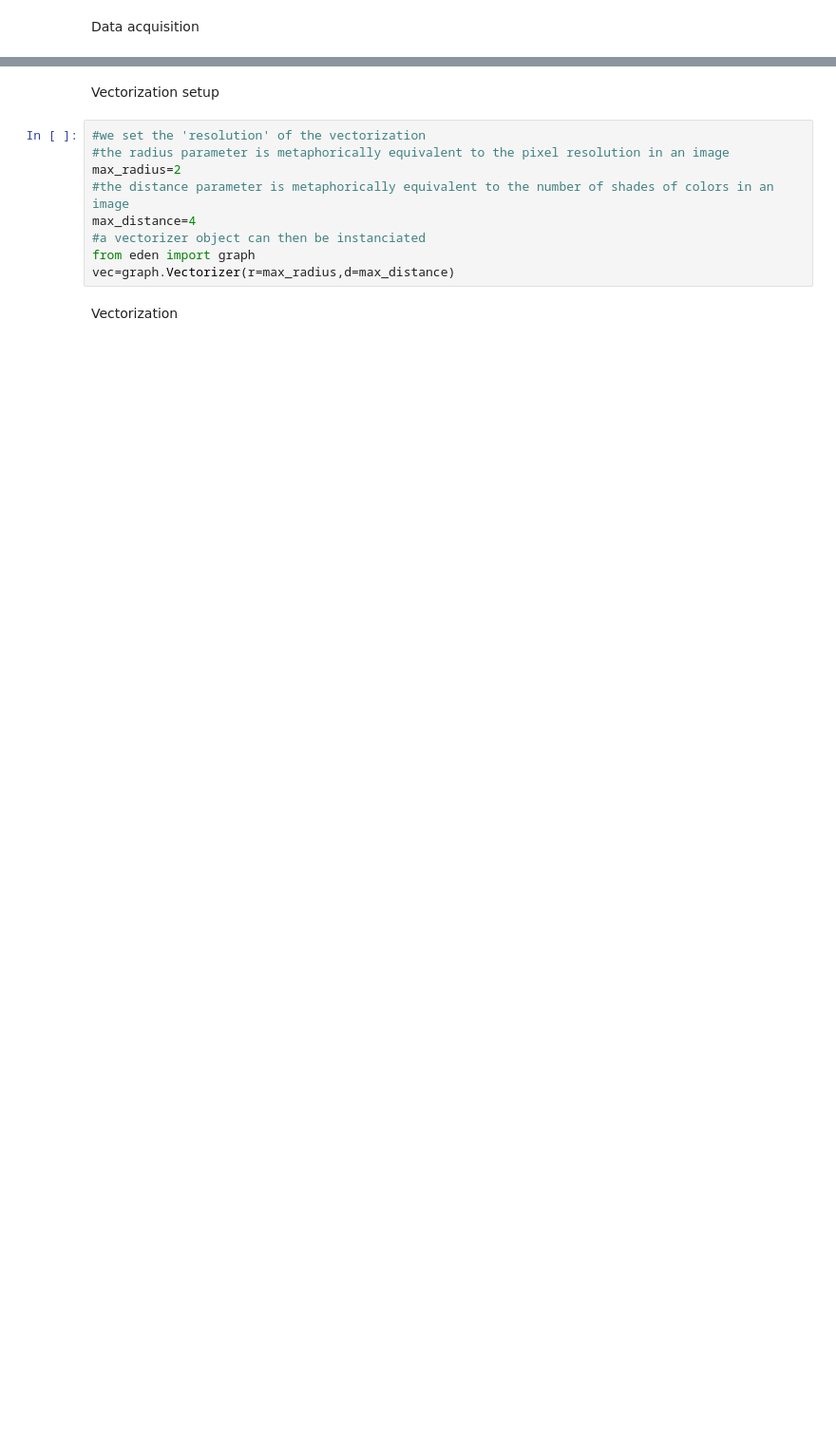
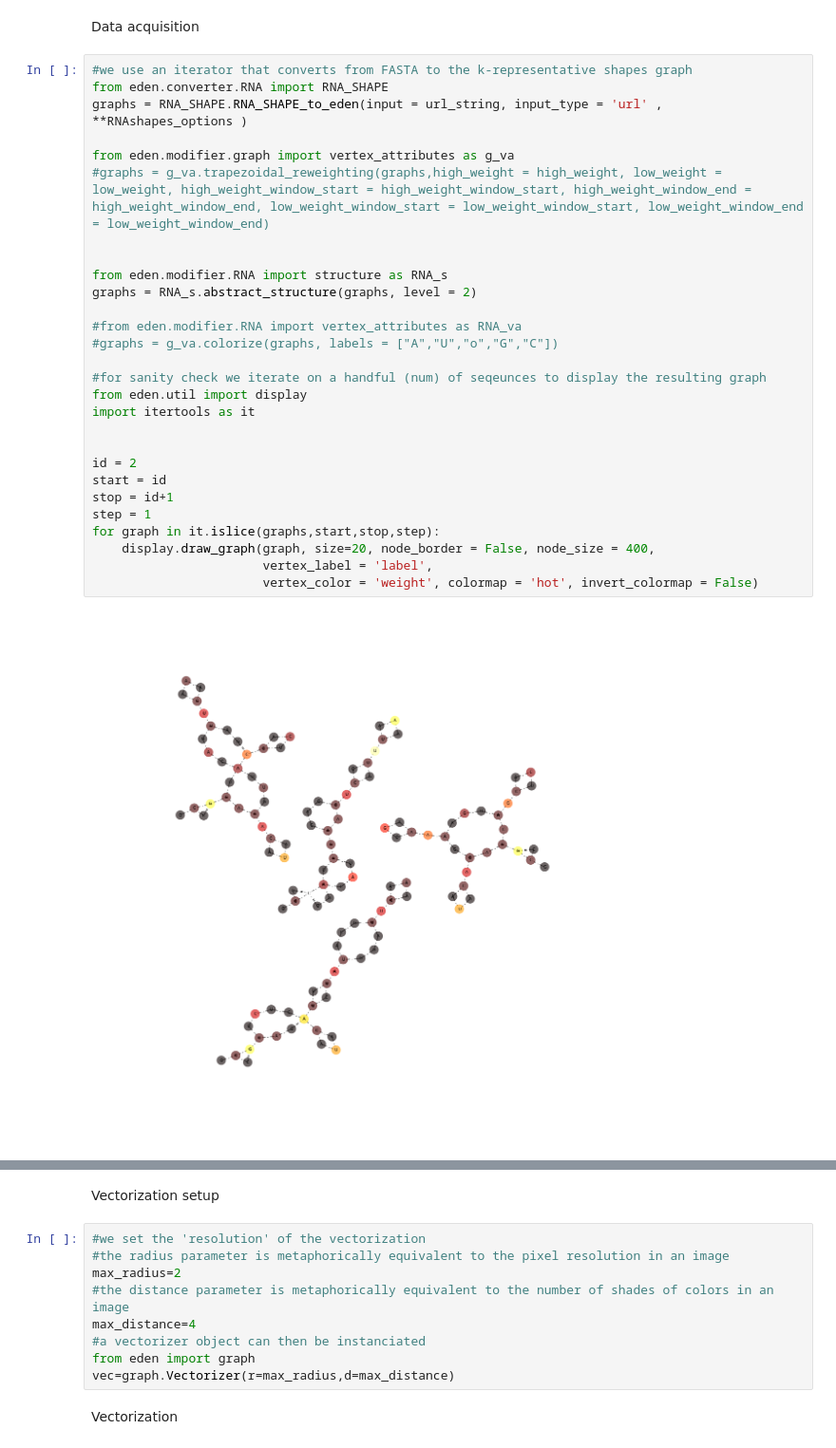
Before and after one commit to fabriziocosta/EDeN, a Jupyter notebook: examples/RNA.ipynb, the cells around one changed output, grey strips where cells are left out. Shown at 95% size. Drawn from its saved outputs; the diff is of its cells as text; blank space fills up the shorter version.

```diff
--- a/examples/RNA.ipynb
+++ b/examples/RNA.ipynb
@@ -10,3 +28,33 @@ Populating the interactive namespace from numpy and matplotlib
 # %% [markdown]
 Data acquisition
+# %%
+#we use an iterator that converts from FASTA to the k-representative shapes graph
+from eden.converter.RNA import RNA_SHAPE
+graphs = RNA_SHAPE.RNA_SHAPE_to_eden(input = url_string, input_type = 'url' , **RNAshapes_options )
+
+from eden.modifier.graph import vertex_attributes as g_va
+#graphs = g_va.trapezoidal_reweighting(graphs,high_weight = high_weight, low_weight = low_weight, high_weight_window_start = high_weight_window_start, high_weight_window_end = high_weight_window_end, low_weight_window_start = low_weight_window_start, low_weight_window_end = low_weight_window_end)
+
+
+from eden.modifier.RNA import structure as RNA_s
+graphs = RNA_s.abstract_structure(graphs, level = 2)
+
+#from eden.modifier.RNA import vertex_attributes as RNA_va
+#graphs = g_va.colorize(graphs, labels = ["A","U","o","G","C"])
+
+#for sanity check we iterate on a handful (num) of seqeunces to display the resulting graph
+from eden.util import display
+import itertools as it
+
+
+id = 2
+start = id
+stop = id+1
+step = 1
+for graph in it.islice(graphs,start,stop,step):
+    display.draw_graph(graph, size=20, node_border = False, node_size = 400,
+                       vertex_label = 'label',
+                       vertex_color = 'weight', colormap = 'hot', invert_colormap = False)
+# %% [output]
+[figure, added]
 # %%
```
Also changed, not shown: parts of 8 cells of this notebook, 6 other files.
